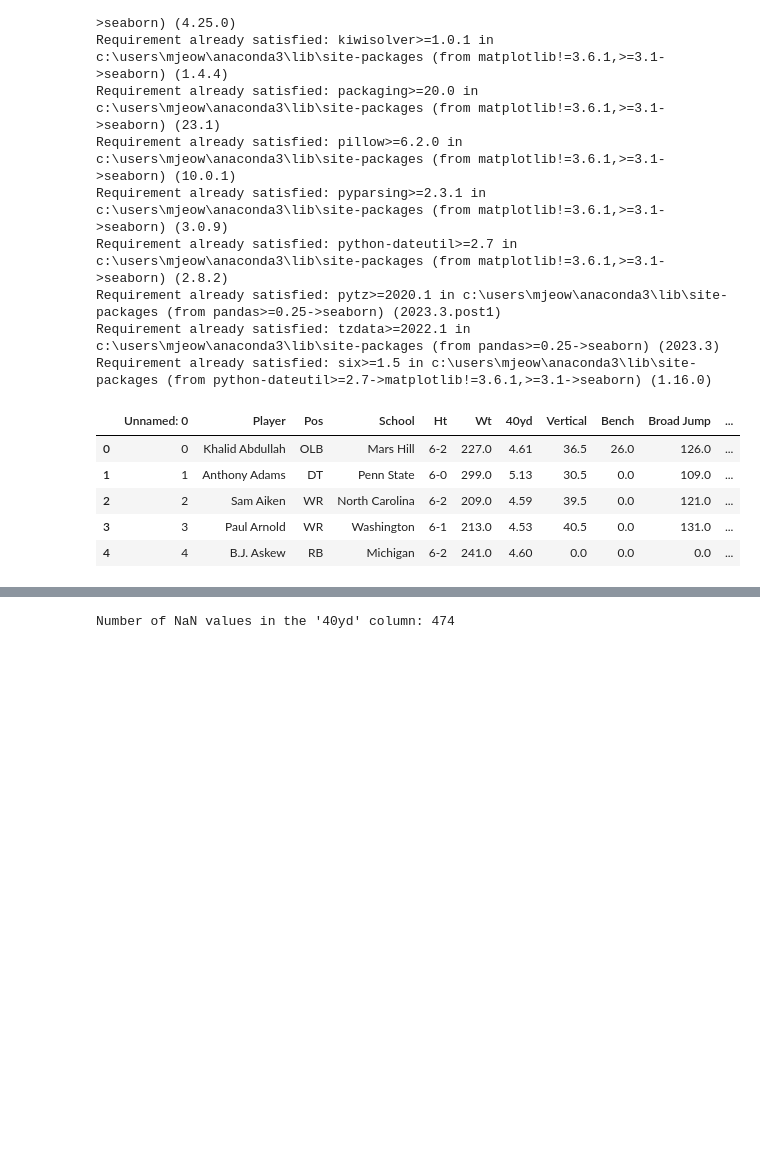
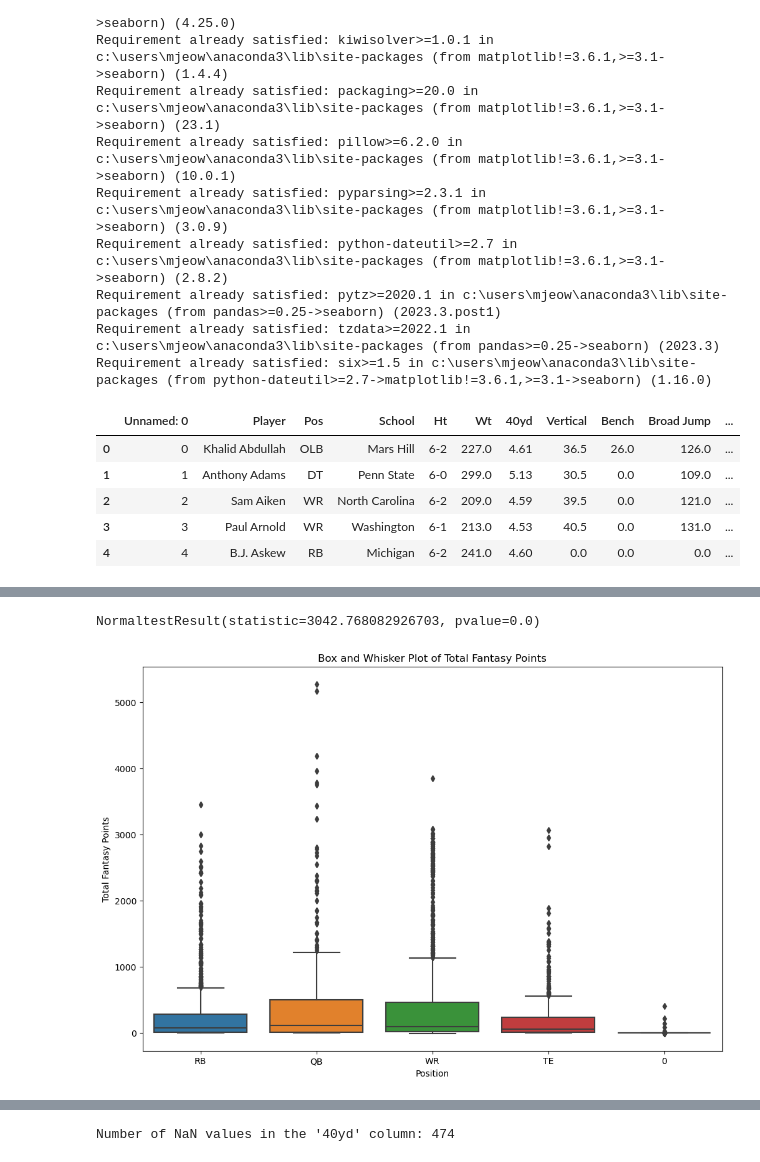
Before and after one commit to AiMO-MO-MO/Project-_FF, a Jupyter notebook: Summary.ipynb, the cells around one changed output, grey strips where cells are left out. Saved outputs shown, nothing was run; the diff lists cells and outputs as text; code cells hidden in the pictures; blank space fills up the shorter version.

```diff
--- a/Summary.ipynb
+++ b/Summary.ipynb
@@ -33,0 +160,3 @@ combine_data.head()
+# %%
+ff_data = pd.read_csv("DataFrames/FullFFMerge.csv")
+ff_data.head()
@@ -33,0 +192,13 @@ combine_data.head()
+# %%
+print(st.normaltest(ff_data['Total Fantasy Points']))
+# %% [output]
+NormaltestResult(statistic=3042.768082926703, pvalue=0.0)
+# %%
+plt.figure(figsize=(12, 8))
+sns.boxplot(x='Pos', y='Total Fantasy Points', data=ff_data)
+plt.title('Box and Whisker Plot of Total Fantasy Points')
+plt.xlabel('Position')
+plt.ylabel('Total Fantasy Points')
+plt.show()
+# %% [output]
+[figure, added]
```
Also changed, not shown: parts of 40 cells of this notebook.
